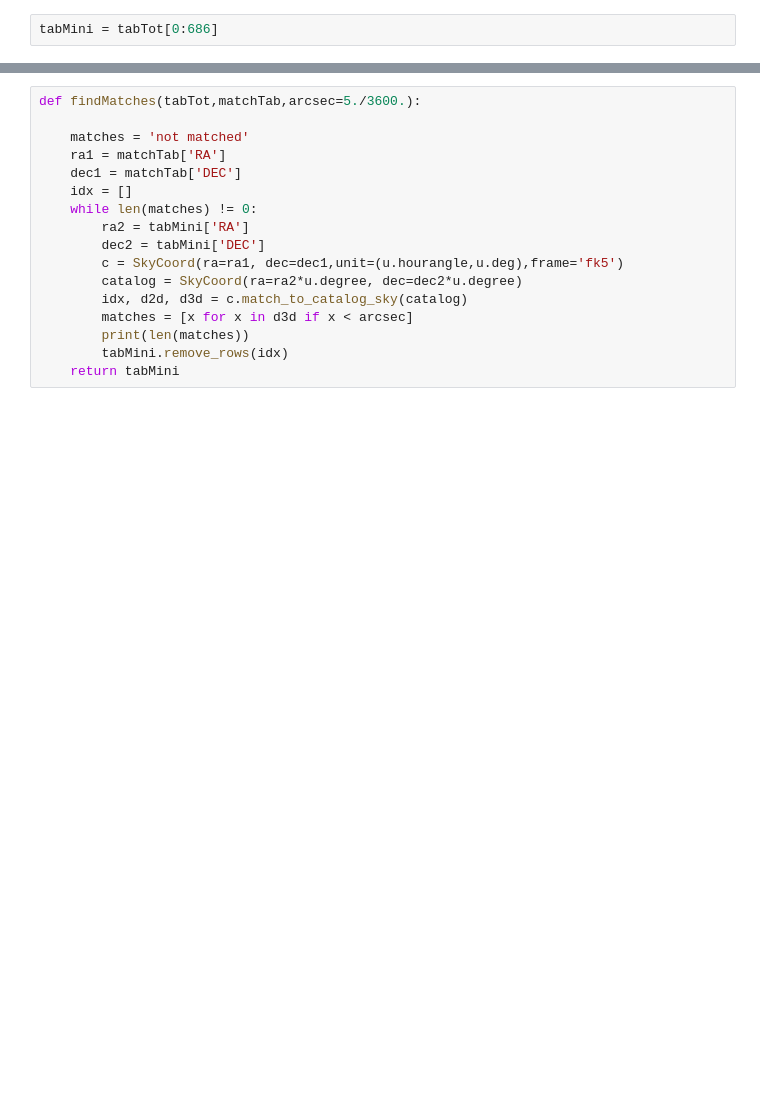
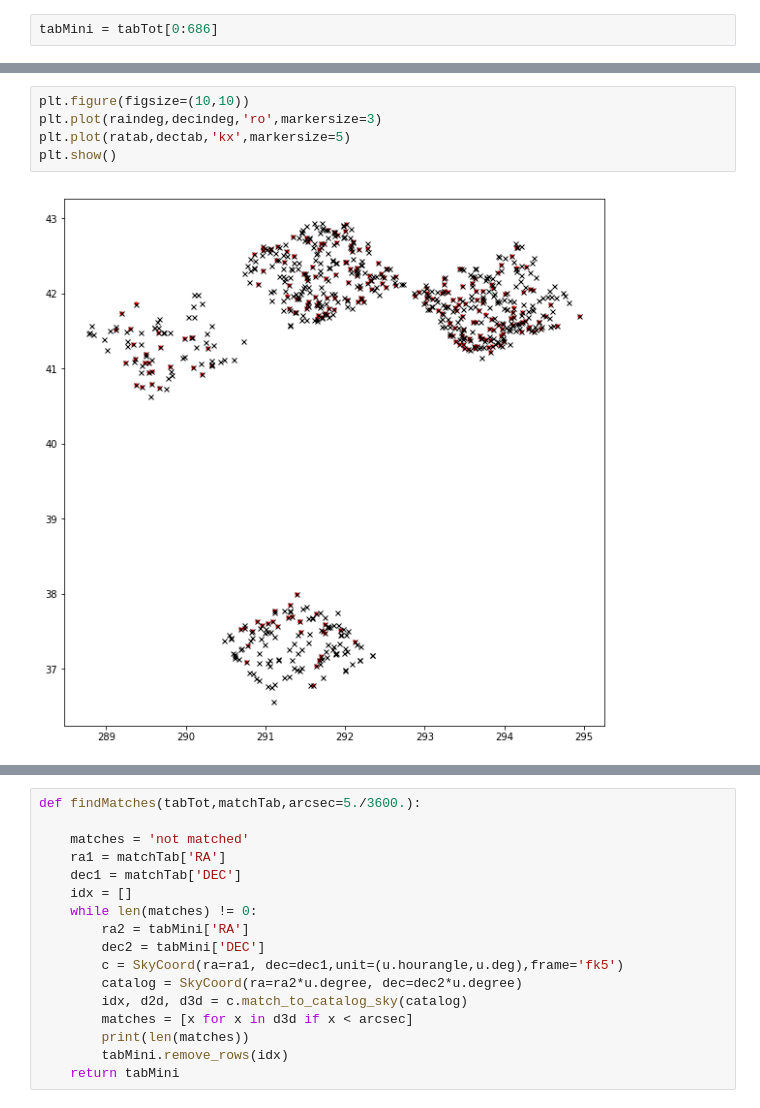
Before and after one commit to mj1e16lsst/keplerPhotometry, a Jupyter notebook: matchingResults.ipynb, the cells around one changed output, grey strips where cells are left out. Drawn from its saved outputs; the diff is of its cells as text; blank space fills up the shorter version.

```diff
--- a/matchingResults.ipynb
+++ b/matchingResults.ipynb
@@ -12,0 +54,7 @@ tabMini = tabTot[0:686]
+# %%
+plt.figure(figsize=(10,10))
+plt.plot(raindeg,decindeg,'ro',markersize=3)
+plt.plot(ratab,dectab,'kx',markersize=5)
+plt.show()
+# %% [output]
+[figure, added]
```
Also changed, not shown: parts of 16 cells of this notebook, 3 other files.
